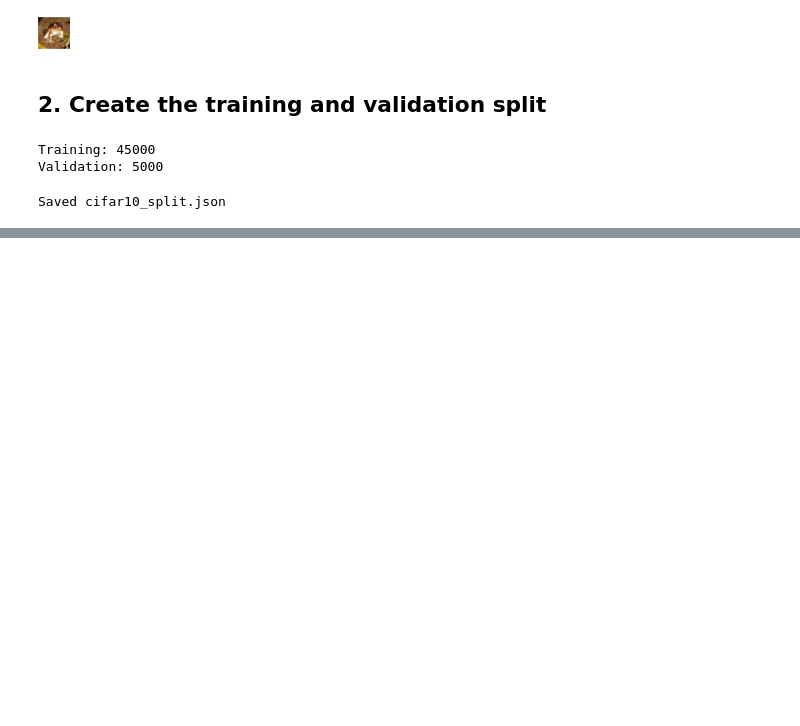
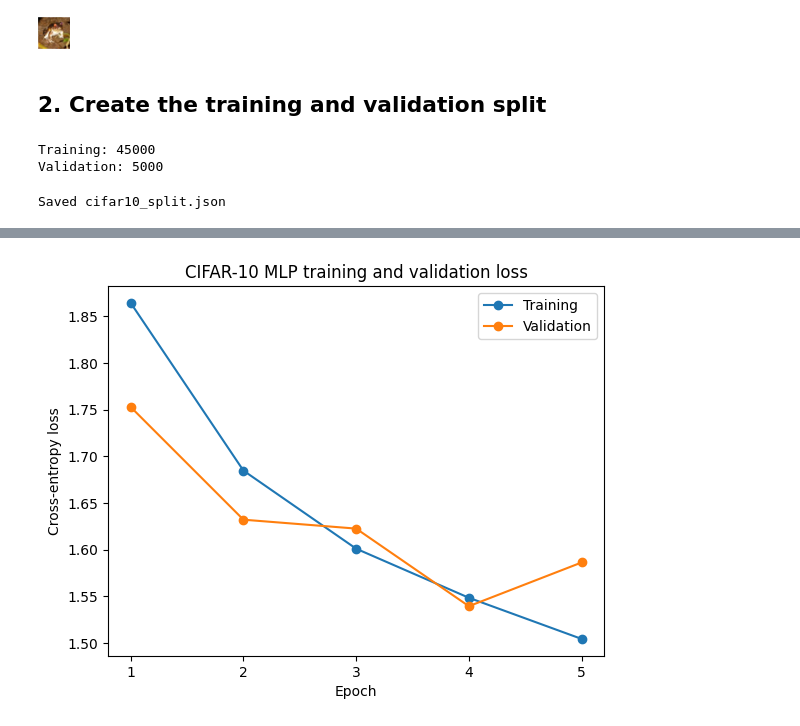
Before and after one commit to SanukaWaravita/pusl3123-ai-ml, a Jupyter notebook: Exercise_1_CIFAR10_MLP.ipynb, the cells around one changed output, grey strips where cells are left out. Saved outputs shown, nothing was run; the diff lists cells and outputs as text; code cells hidden in the pictures; blank space fills up the shorter version.

Commit message:
Record five-epoch MLP loss curves and 44.03% CIFAR-10 test accuracy

```diff
--- a/Exercise_1_CIFAR10_MLP.ipynb
+++ b/Exercise_1_CIFAR10_MLP.ipynb
@@ -50,0 +125,32 @@ Saved cifar10_split.json
+# %%
+train_losses = []
+val_losses = []
+# %%
+model.train()
+train_loss_sum = 0.0
+
+for images, labels in train_loader:
+    optimiser.zero_grad()
+    scores = model(images)
+    loss = loss_fn(scores, labels)
+    loss.backward()
+    optimiser.step()
+
+    train_loss_sum += loss.item() * labels.size(0)
+
+train_losses.append(train_loss_sum / len(train_loader.dataset))
+
+model.eval()
+val_loss_sum = 0.0
+
+with torch.no_grad():
+    for images, labels in val_loader:
+        scores = model(images)
+        loss = loss_fn(scores, labels)
+        val_loss_sum += loss.item() * labels.size(0)
+
+val_losses.append(val_loss_sum / len(val_loader.dataset))
+
+print(f"Epoch {len(train_losses)}")
+print(f"Training loss:   {train_losses[-1]:.4f}")
+print(f"Validation loss: {val_losses[-1]:.4f}")
@@ -50,0 +161,15 @@ Saved cifar10_split.json
+# %%
+import matplotlib.pyplot as plt
+
+epochs = range(1, len(train_losses) + 1)
+
+plt.plot(epochs, train_losses, marker="o", label="Training")
+plt.plot(epochs, val_losses, marker="o", label="Validation")
+plt.xticks(epochs)
+plt.xlabel("Epoch")
+plt.ylabel("Cross-entropy loss")
+plt.title("CIFAR-10 MLP training and validation loss")
+plt.legend()
+plt.show()
+# %% [output]
+[figure, added]
```
Also changed, not shown: parts of 16 cells of this notebook.
